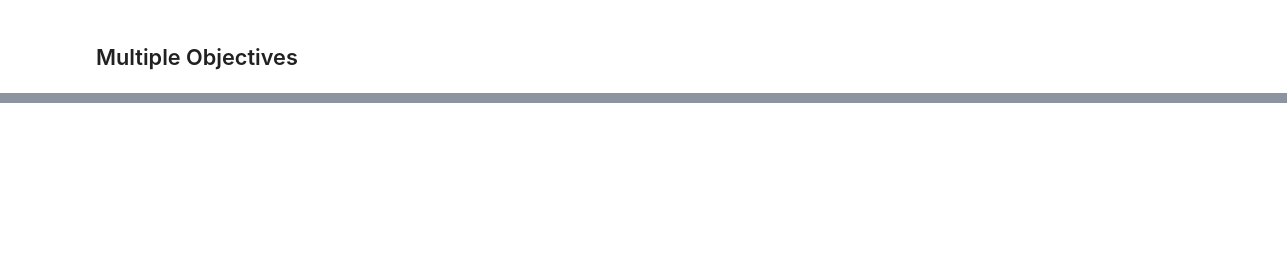
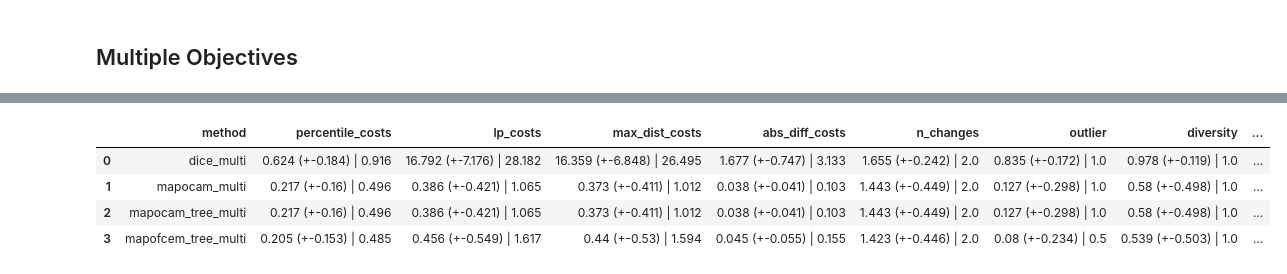
Before and after one commit to hiaac-finance/cfmining, a Jupyter notebook: notebooks/experiment_lgbm.ipynb, the cells around one changed output, grey strips where cells are left out. Drawn from its saved outputs; the diff is of its cells as text; code cells hidden in the pictures; blank space fills up the shorter version.

```diff
--- a/notebooks/experiment_lgbm.ipynb
+++ b/notebooks/experiment_lgbm.ipynb
@@ -198,0 +442,16 @@ format_df_table(results, "method", results.columns.tolist()[:-1])
+# %%
+dataset = "taiwan"
+results = []
+for method in method_list:
+    results_cur = pd.read_csv(f"../results/lgbm/{dataset}/{method}.csv")
+    results_cur = summarize_results(results_cur, dataset)
+    results_cur["method"] = method
+    results.append(results_cur)
+results = pd.concat(results)
+format_df_table(results, "method", results.columns.tolist()[:-1])
+# %% [output]
+|  | method | percentile_costs | lp_costs | max_dist_costs | abs_diff_costs | n_changes | outlier | diversity | ... |
+| 0 | dice_multi | 0.624 (+-0.184) | 0.916 | 16.792 (+-7.176) | 28.182 | 16.359 (+-6.848) | 26.495 | 1.677 (+-0.747) | 3.133 | 1.655 (+-0.242) | 2.0 | 0.835 (+-0.172) | 1.0 | 0.978 (+-0.119) | 1.0 | ... |
+| 1 | mapocam_multi | 0.217 (+-0.16) | 0.496 | 0.386 (+-0.421) | 1.065 | 0.373 (+-0.411) | 1.012 | 0.038 (+-0.041) | 0.103 | 1.443 (+-0.449) | 2.0 | 0.127 (+-0.298) | 1.0 | 0.58 (+-0.498) | 1.0 | ... |
+| 2 | mapocam_tree_multi | 0.217 (+-0.16) | 0.496 | 0.386 (+-0.421) | 1.065 | 0.373 (+-0.411) | 1.012 | 0.038 (+-0.041) | 0.103 | 1.443 (+-0.449) | 2.0 | 0.127 (+-0.298) | 1.0 | 0.58 (+-0.498) | 1.0 | ... |
+| 3 | mapofcem_tree_multi | 0.205 (+-0.153) | 0.485 | 0.456 (+-0.549) | 1.617 | 0.44 (+-0.53) | 1.594 | 0.045 (+-0.055) | 0.155 | 1.423 (+-0.446) | 2.0 | 0.08 (+-0.234) | 0.5 | 0.539 (+-0.503) | 1.0 | ... |
```
Also changed, not shown: parts of 25 cells of this notebook, 8 other files.
